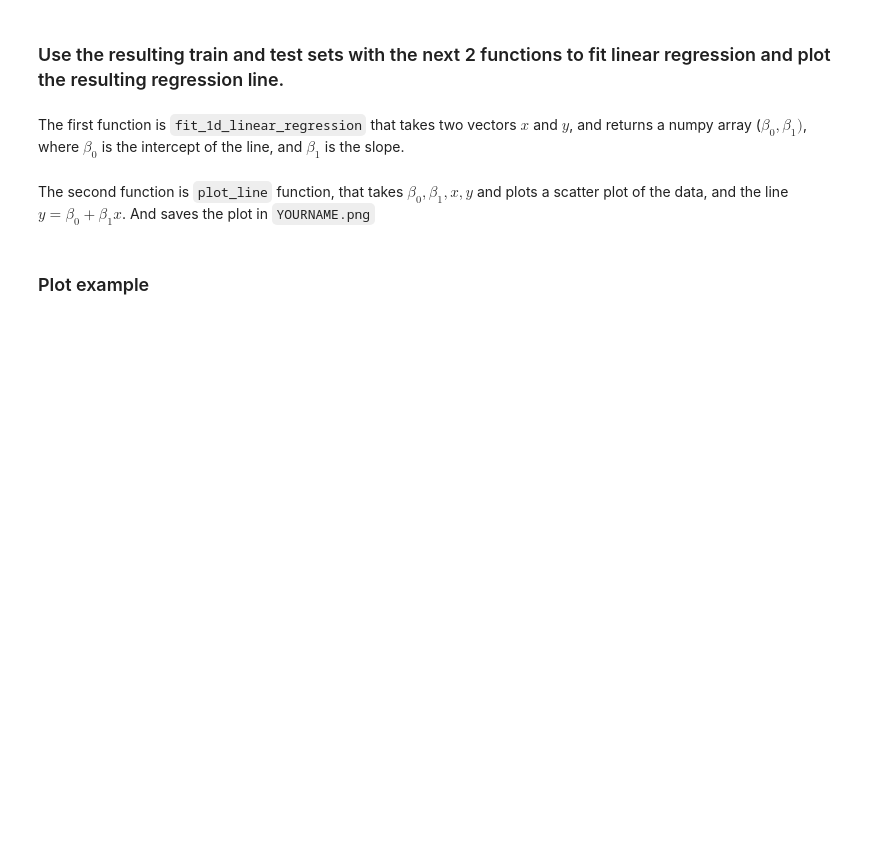
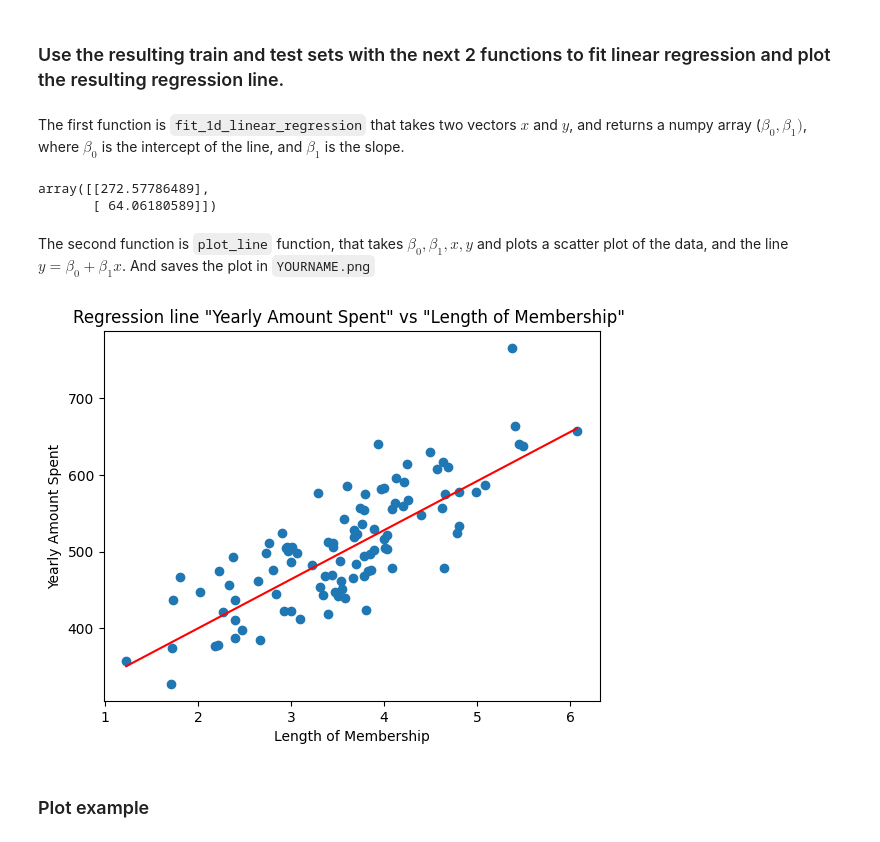
Before and after one commit to levonsg/Advanced_ML, a Jupyter notebook: Homework/18_03_23/Linear_regression_practical_homework.ipynb, the cells around one changed output. Cells and saved outputs as stored; diff of their text form; code cells hidden in the pictures; blank space fills up the shorter version.

Commit message:
added home file linear_reg

```diff
--- a/Homework/18_03_23/Linear_regression_practical_homework.ipynb
+++ b/Homework/18_03_23/Linear_regression_practical_homework.ipynb
@@ -43,7 +150,19 @@ def fit_1d_linear_regression(data_vector, response_vector):
 
     #TODO
 
-    return 0
+    X = np.concatenate((np.ones((data_vector.shape[0], 1)), data_vector), axis=1)
+    X_T = X.T
+    XTX = np.dot(X_T, X)
+    XTX_inv = np.linalg.inv(XTX)
+    XTX_inv_XT = np.dot(XTX_inv, X_T)
+    betas = np.dot(XTX_inv_XT, response_vector)
+
+    return betas
+# %%
+fit_1d_linear_regression(X_train, y_train)
+# %% [output]
+array([[272.57786489],
+       [ 64.06180589]])
 # %% [markdown]
 The second function is `plot_line` function, that takes $\beta_0, \beta_1, x, y$ and plots a scatter plot of the data, and the line $y = \beta_0 + \beta_1 x$. And saves the plot in `YOURNAME.png`
 # %%
@@ -60,7 +179,23 @@ def plot_fitted_line(b0: float,
     :param y: A pandas series object (i.e. a column of a dataframe),
                         where each element is a label (y coordinates)
     """
-    pass
+
+    plt.scatter(x, y)
+
+    x_range = np.linspace(np.min(x), np.max(x), 100)
+    y_range = b0 + b1*x_range
+    plt.plot(x_range, y_range, c='r')
+
+    plt.xlabel(x.columns[0])
+    plt.ylabel(y.columns[0])
+    plt.title("Regression line \"{}\" vs \"{}\" ".format(y.columns[0], x.columns[0]))
+    plt.savefig('Levon.png')
+# %%
+betas = fit_1d_linear_regression(X_train, y_train)
+# %%
+plot_fitted_line(betas[0], betas[1], X_test, y_test)
+# %% [output]
+[figure, added]
 # %% [markdown]
 ### Plot example
 # %% [markdown]
```
Also changed, not shown: parts of 21 cells of this notebook, 4 other files.
